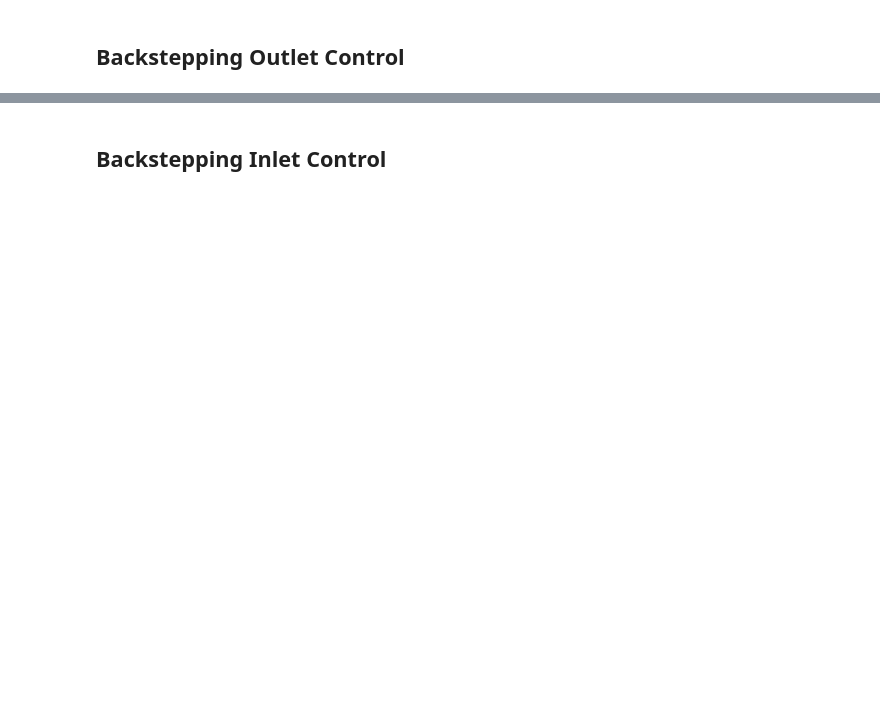
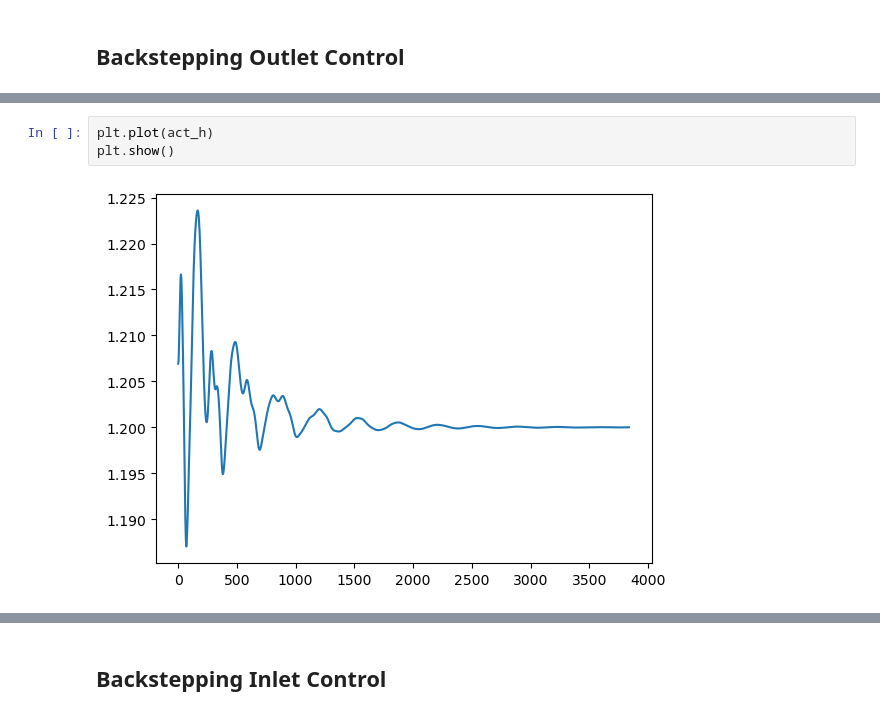
Before and after one commit to lukebhan/PDEControlGym, a Jupyter notebook: examples/TrafficPDE1D/Backstepping control.ipynb, the cells around one changed output, grey strips where cells are left out. Saved outputs shown, nothing was run; the diff lists cells and outputs as text; blank space fills up the shorter version.

```diff
--- a/examples/TrafficPDE1D/Backstepping control.ipynb
+++ b/examples/TrafficPDE1D/Backstepping control.ipynb
@@ -142,0 +151,5 @@ plt.show()
+# %%
+plt.plot(act_h)
+plt.show()
+# %% [output]
+[figure, added]
```
Also changed, not shown: parts of 12 cells of this notebook, 1 other file.
